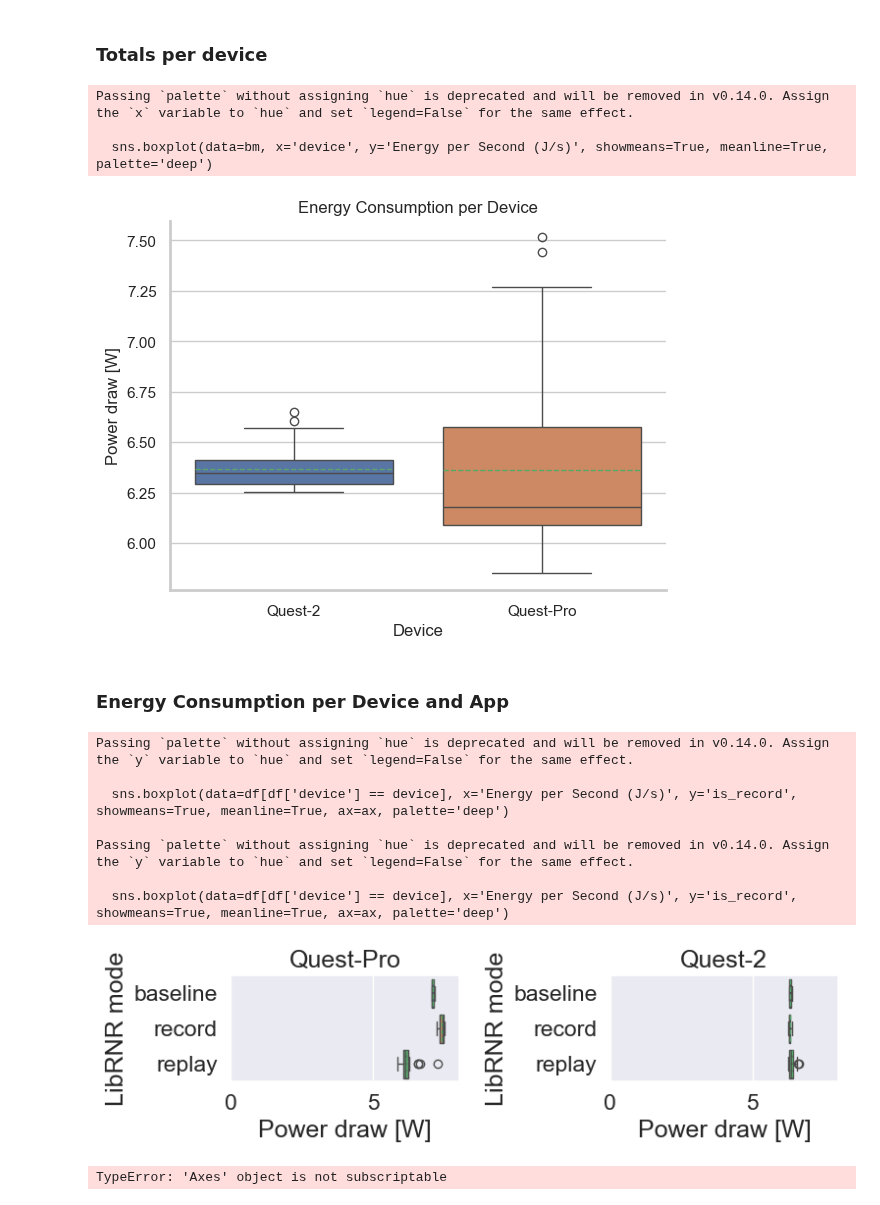
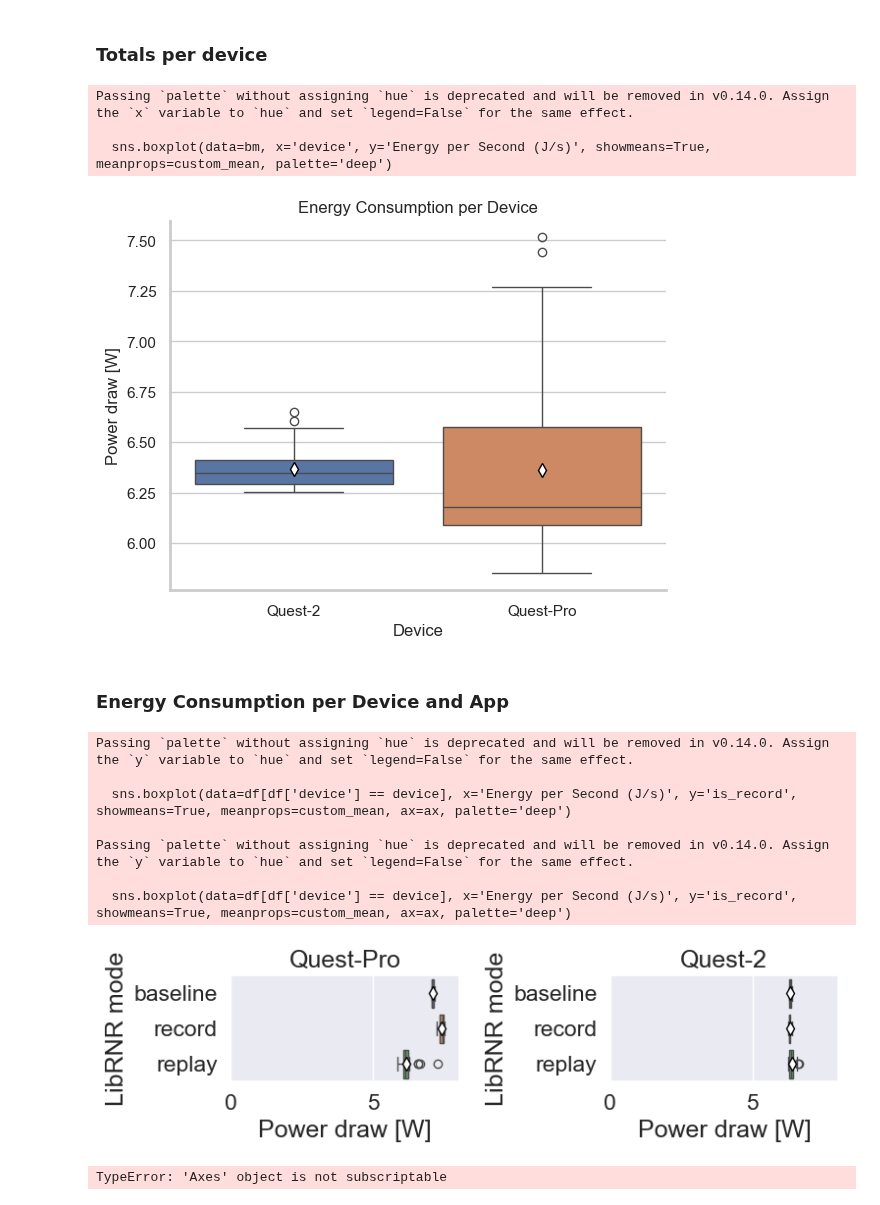
Before and after one commit to Raiduy/librnr-experiments, a Jupyter notebook: analysis_BM.ipynb, the cells around one changed output. Drawn from its saved outputs; the diff is of its cells as text; code cells hidden in the pictures.

```diff
--- a/analysis_BM.ipynb
+++ b/analysis_BM.ipynb
@@ -203,19 +182,24 @@ plt.rcParams['font.family'] = 'Arial'
 custom_params = {"axes.spines.right": False, "axes.spines.top": False, "axes.grid": True, "axes.linewidth": 2.0}
 sns.set_theme(style="whitegrid", rc=custom_params)
 sns.set_palette("deep")
+
+custom_mean = {"marker":"d",
+                "markerfacecolor":"white",
+                "markeredgecolor":"black",
+                "markersize":"7"}
 # %% [markdown]
 ### Totals per device
 # %%
-sns.boxplot(data=bm, x='device', y='Energy per Second (J/s)', showmeans=True, meanline=True, palette='deep')
+sns.boxplot(data=bm, x='device', y='Energy per Second (J/s)', showmeans=True, meanprops=custom_mean, palette='deep')
 plt.ylabel('Power draw [W]')
 plt.xlabel('Device')
 plt.title('Energy Consumption per Device')
 plt.show()
 # %% [output]
 Passing `palette` without assigning `hue` is deprecated and will be removed in v0.14.0. Assign the `x` variable to `hue` and set `legend=False` for the same effect.
 
-  sns.boxplot(data=bm, x='device', y='Energy per Second (J/s)', showmeans=True, meanline=True, palette='deep')
+  sns.boxplot(data=bm, x='device', y='Energy per Second (J/s)', showmeans=True, meanprops=custom_mean, palette='deep')
-[figure, old version]
+[figure, new version]
 # %% [markdown]
 ### Energy Consumption per Device and App
 # %%
@@ -230,7 +214,7 @@ def plot_apps_by_device(df, out_folder):
 
     for i, device in enumerate(unique_devices):
         ax = axes[i]
-        sns.boxplot(data=df[df['device'] == device], x='Energy per Second (J/s)', y='is_record', showmeans=True, meanline=True, ax=ax, palette='deep')
+        sns.boxplot(data=df[df['device'] == device], x='Energy per Second (J/s)', y='is_record', showmeans=True, meanprops=custom_mean, ax=ax, palette='deep')
         ax.set_xlabel('Power draw [W]')
         ax.set_ylabel('LibRNR mode')
         ax.set_title(device)
@@ -246,12 +230,12 @@ plot_apps_by_device(bm, 'validation')
 # %% [output]
 Passing `palette` without assigning `hue` is deprecated and will be removed in v0.14.0. Assign the `y` variable to `hue` and set `legend=False` for the same effect.
 
-  sns.boxplot(data=df[df['device'] == device], x='Energy per Second (J/s)', y='is_record', showmeans=True, meanline=True, ax=ax, palette='deep')
+  sns.boxplot(data=df[df['device'] == device], x='Energy per Second (J/s)', y='is_record', showmeans=True, meanprops=custom_mean, ax=ax, palette='deep')
 
 Passing `palette` without assigning `hue` is deprecated and will be removed in v0.14.0. Assign the `y` variable to `hue` and set `legend=False` for the same effect.
 
-  sns.boxplot(data=df[df['device'] == device], x='Energy per Second (J/s)', y='is_record', showmeans=True, meanline=True, ax=ax, palette='deep')
+  sns.boxplot(data=df[df['device'] == device], x='Energy per Second (J/s)', y='is_record', showmeans=True, meanprops=custom_mean, ax=ax, palette='deep')
-[figure, old version]
+[figure, new version]
 # %%
 bm = bm[bm['app'] != 'PistolWhip']
 # %%
```
Also changed, not shown: parts of 7 cells of this notebook, 6 other files.
